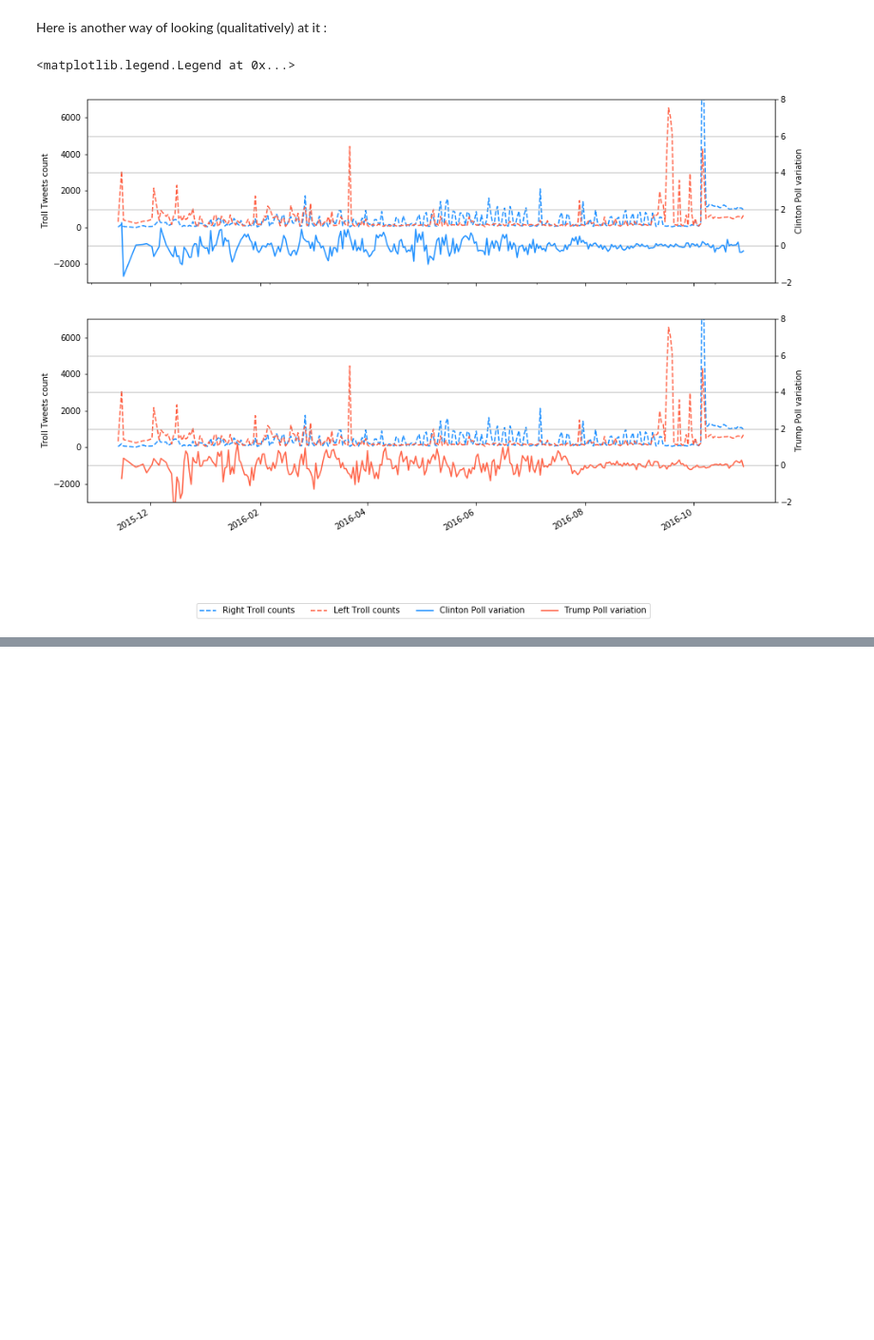
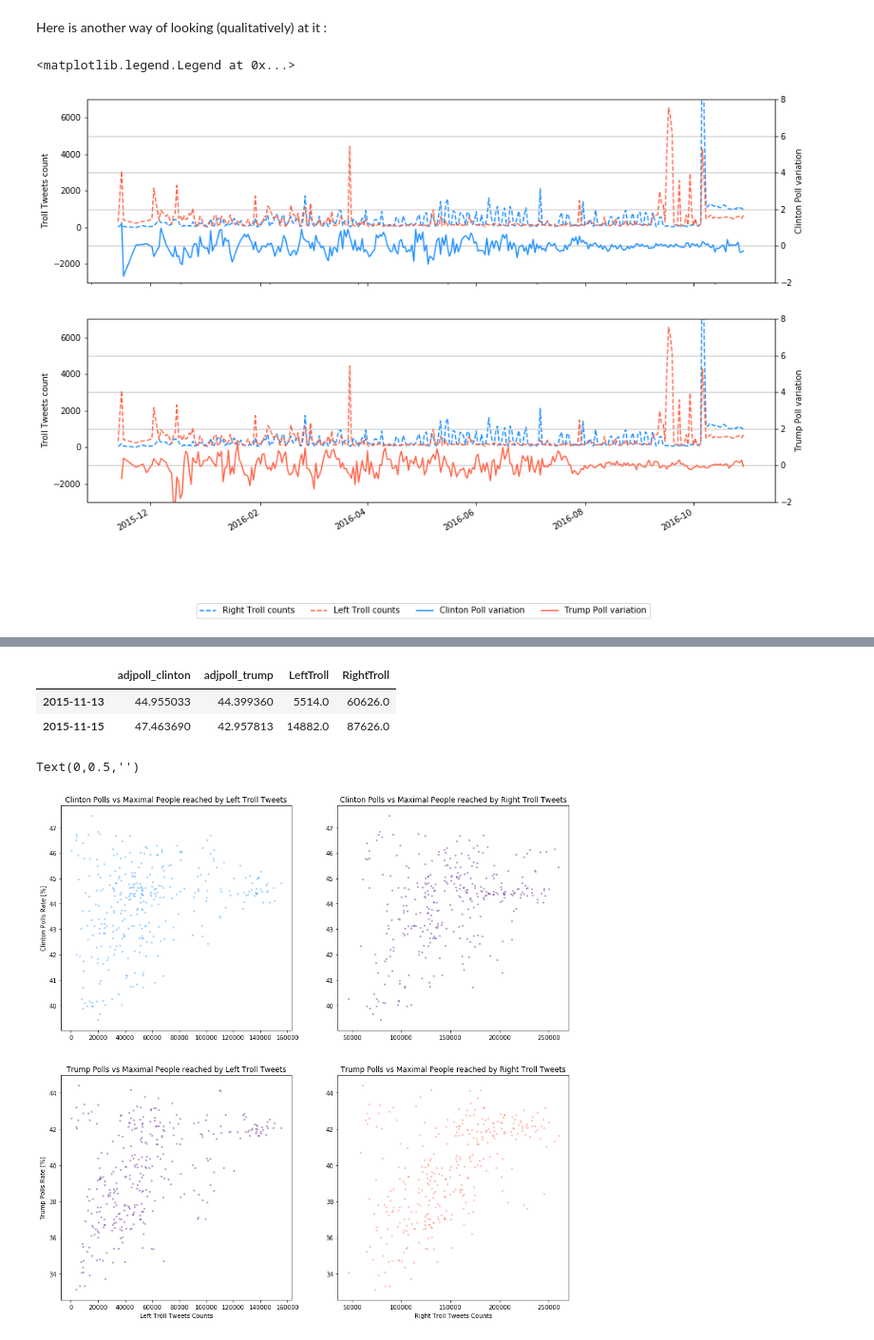
Before and after one commit to Jprost/ADA-Proj-18, a Jupyter notebook: Poll_Description_Analysis.ipynb, the cells around one changed output, grey strips where cells are left out. Shown: that part at 95% size. Saved outputs shown, nothing was run; the diff lists cells and outputs as text; code cells hidden in the pictures; blank space fills up the shorter version.

```diff
--- a/Poll_Description_Analysis.ipynb
+++ b/Poll_Description_Analysis.ipynb
@@ -489,0 +494,6 @@ data_tweet_polls[['RightTroll count','LeftTroll count','dpolls_clinton/dt','dpol
+# %%
+people=tweet_data[['publish_date', 'account_category','followers', 'author']]\
+            .groupby(by=['publish_date', 'account_category', 'author']).max()\
+            .unstack('account_category').fillna(0)\
+            .groupby('publish_date').sum()
+people.followers.head()
@@ -489,0 +591,40 @@ data_tweet_polls[['RightTroll count','LeftTroll count','dpolls_clinton/dt','dpol
+# %%
+data_follower_polls = data_poll_avg[['adjpoll_clinton','adjpoll_trump']].merge(people.followers, left_index=True, right_index=True)
+data_follower_polls.head(2)
+# %% [output]
+|  | adjpoll_clinton | adjpoll_trump | LeftTroll | RightTroll |
+| 2015-11-13 | 44.955033 | 44.399360 | 5514.0 | 60626.0 |
+| 2015-11-15 | 47.463690 | 42.957813 | 14882.0 | 87626.0 |
+# %%
+figFollowerPolls = plt.figure(figsize=(15,15))
+
+ax1 = figFollowerPolls.add_subplot(2,2,1)
+data_follower_polls.plot.scatter(x='LeftTroll', y='adjpoll_clinton', ax=ax1, color='dodgerblue',marker='.',alpha=0.3, legend=False)
+ax1.set_title('Clinton Polls vs Maximal People reached by Left Troll Tweets')
+ax1.set_xlabel('')#'Left Troll Tweets Counts')
+ax1.set_ylabel('Clinton Polls Rate [%]')
+#ax1.set_xlim(-100,2000)
+
+ax2 = figFollowerPolls.add_subplot(2,2,2)
+data_follower_polls.plot.scatter(x='RightTroll', y='adjpoll_clinton', ax=ax2, color='indigo',marker='.',alpha=0.3, legend=False)
+ax2.set_title('Clinton Polls vs Maximal People reached by Right Troll Tweets')
+ax2.set_xlabel('')#'Right Troll Tweets Counts')
+ax2.set_ylabel('')#'Clinton Polls Rate [%]')
+#ax2.set_xlim(-100,2000)
+
+ax3 = figFollowerPolls.add_subplot(2,2,3)
+data_follower_polls.plot.scatter(x='LeftTroll', y='adjpoll_trump', ax=ax3, color='indigo',marker='.',alpha=0.3, legend=False)
+ax3.set_title('Trump Polls vs Maximal People reached by Left Troll Tweets')
+ax3.set_xlabel('Left Troll Tweets Counts')
+ax3.set_ylabel('Trump Polls Rate [%]')
+#ax3.set_xlim(-100,2000)
+
+ax4 = figFollowerPolls.add_subplot(2,2,4)
+data_follower_polls.plot.scatter(x='RightTroll', y='adjpoll_trump', ax=ax4, color='tomato',marker='.',alpha=0.3, legend=False)
+ax4.set_title('Trump Polls vs Maximal People reached by Right Troll Tweets')
+ax4.set_xlabel('Right Troll Tweets Counts')
+ax4.set_ylabel('')#'Trump Polls Rate [%]')
+#ax4.set_xlim(-100,2000)
+# %% [output]
+Text(0,0.5,'')
+[figure, added]
```
Also changed, not shown: parts of 10 cells of this notebook.
